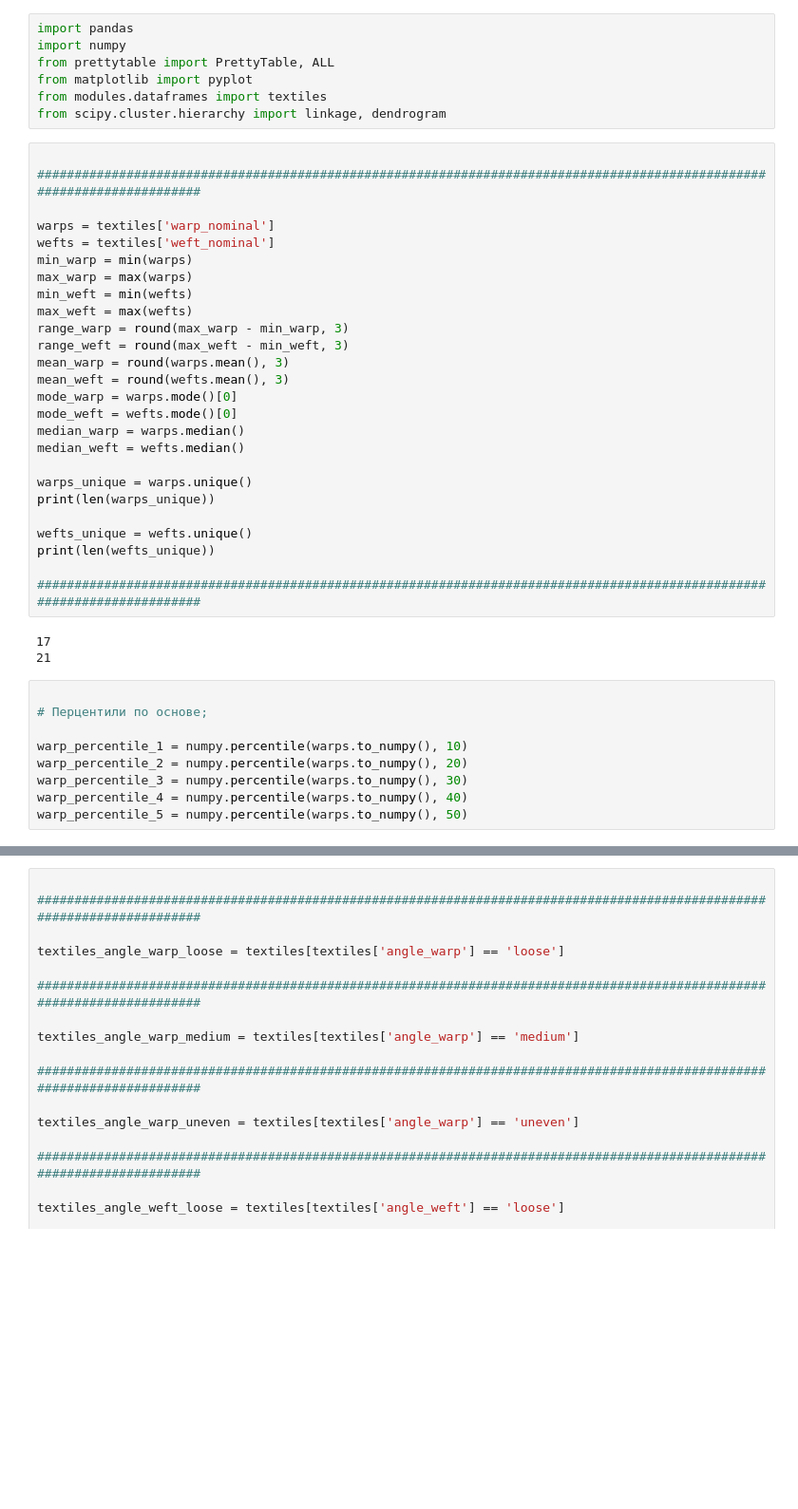
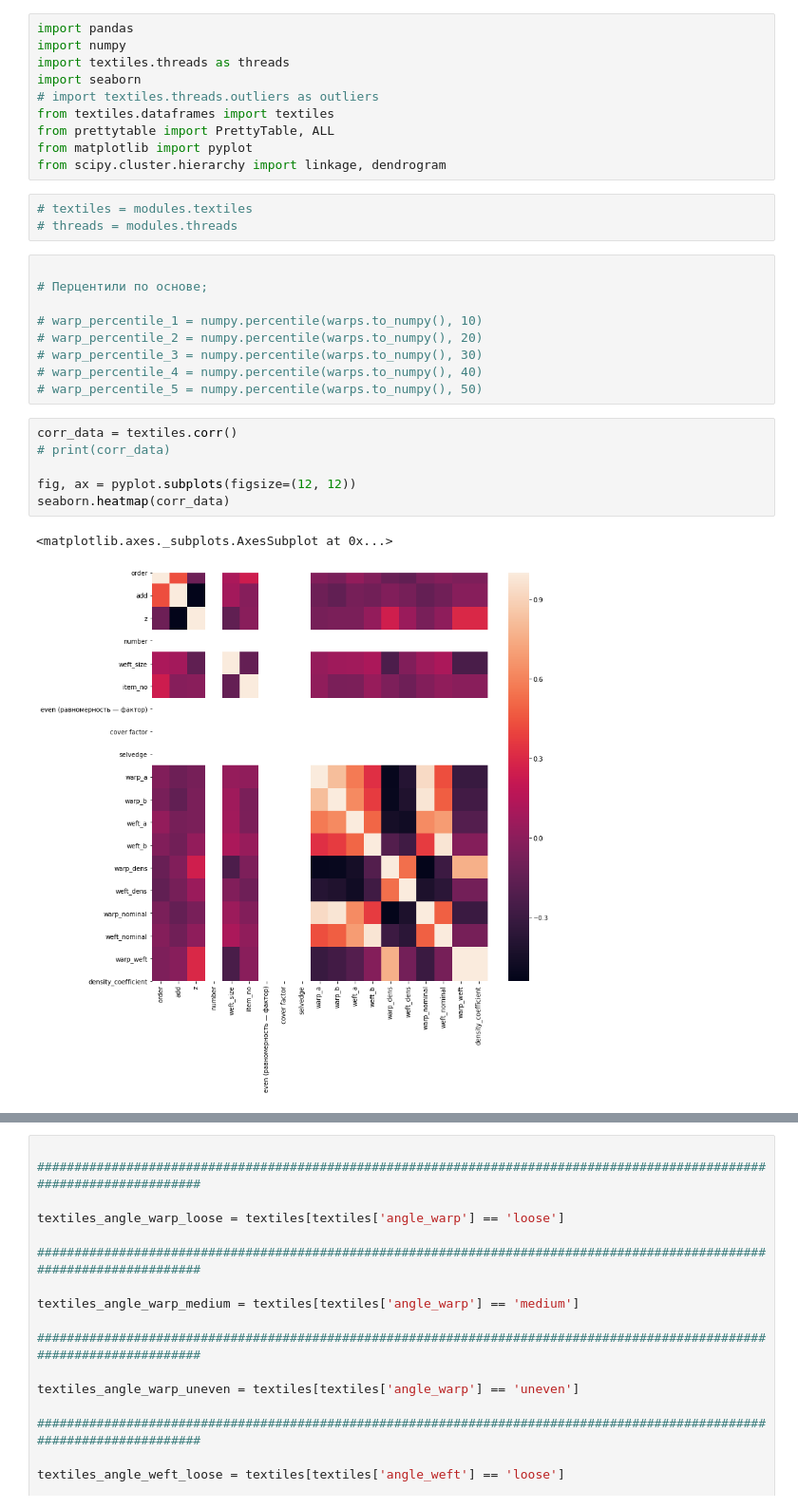
Before and after one commit to streltcov/textile_data, a Jupyter notebook: threads.ipynb, the cells around one changed output, grey strips where cells are left out. Shown at 95% size. Saved outputs shown, nothing was run; the diff lists cells and outputs as text; blank space fills up the shorter version.

```diff
--- a/threads.ipynb
+++ b/threads.ipynb
@@ -1,48 +1,34 @@
 # %%
 import pandas
 import numpy
+import textiles.threads as threads
+import seaborn
+# import textiles.threads.outliers as outliers
+from textiles.dataframes import textiles
 from prettytable import PrettyTable, ALL
 from matplotlib import pyplot
-from modules.dataframes import textiles
 from scipy.cluster.hierarchy import linkage, dendrogram
-# %%
-
-########################################################################################################################
-
-warps = textiles['warp_nominal']
-wefts = textiles['weft_nominal']
-min_warp = min(warps)
-max_warp = max(warps)
-min_weft = min(wefts)
-max_weft = max(wefts)
-range_warp = round(max_warp - min_warp, 3)
-range_weft = round(max_weft - min_weft, 3)
-mean_warp = round(warps.mean(), 3)
-mean_weft = round(wefts.mean(), 3)
-mode_warp = warps.mode()[0]
-mode_weft = wefts.mode()[0]
-median_warp = warps.median()
-median_weft = wefts.median()
-
-warps_unique = warps.unique()
-print(len(warps_unique))
-
-wefts_unique = wefts.unique()
-print(len(wefts_unique))
-
-########################################################################################################################
-# %% [output]
-17
-21
+# %%
+# textiles = modules.textiles
+# threads = modules.threads
 # %%
 
 # Перцентили по основе;
 
-warp_percentile_1 = numpy.percentile(warps.to_numpy(), 10)
-warp_percentile_2 = numpy.percentile(warps.to_numpy(), 20)
-warp_percentile_3 = numpy.percentile(warps.to_numpy(), 30)
-warp_percentile_4 = numpy.percentile(warps.to_numpy(), 40)
-warp_percentile_5 = numpy.percentile(warps.to_numpy(), 50)
+# warp_percentile_1 = numpy.percentile(warps.to_numpy(), 10)
+# warp_percentile_2 = numpy.percentile(warps.to_numpy(), 20)
+# warp_percentile_3 = numpy.percentile(warps.to_numpy(), 30)
+# warp_percentile_4 = numpy.percentile(warps.to_numpy(), 40)
+# warp_percentile_5 = numpy.percentile(warps.to_numpy(), 50)
+# %%
+corr_data = textiles.corr()
+# print(corr_data)
+
+fig, ax = pyplot.subplots(figsize=(12, 12))
+seaborn.heatmap(corr_data)
+# %% [output]
+<matplotlib.axes._subplots.AxesSubplot at 0x...>
+[figure, added]
 # %%
 
 ########################################################################################################################
```
Also changed, not shown: parts of 9 cells of this notebook, 1 other file.
